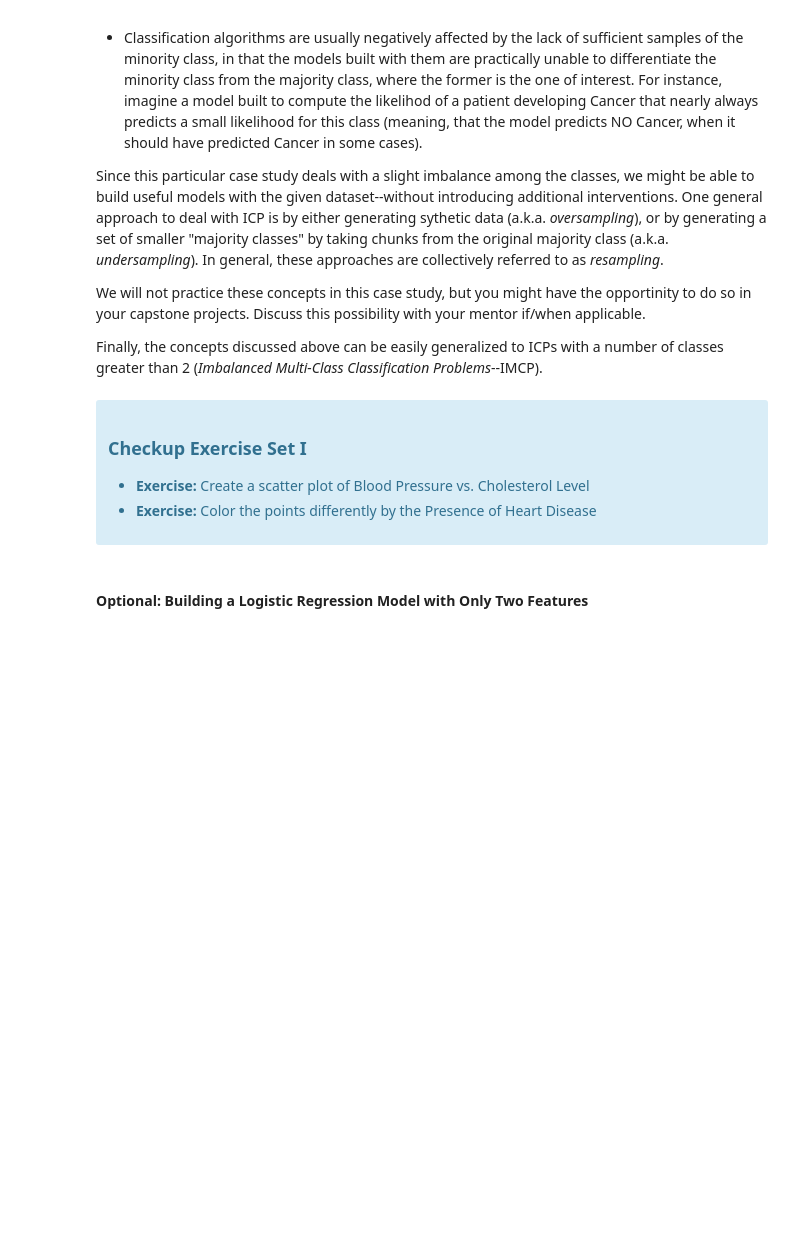
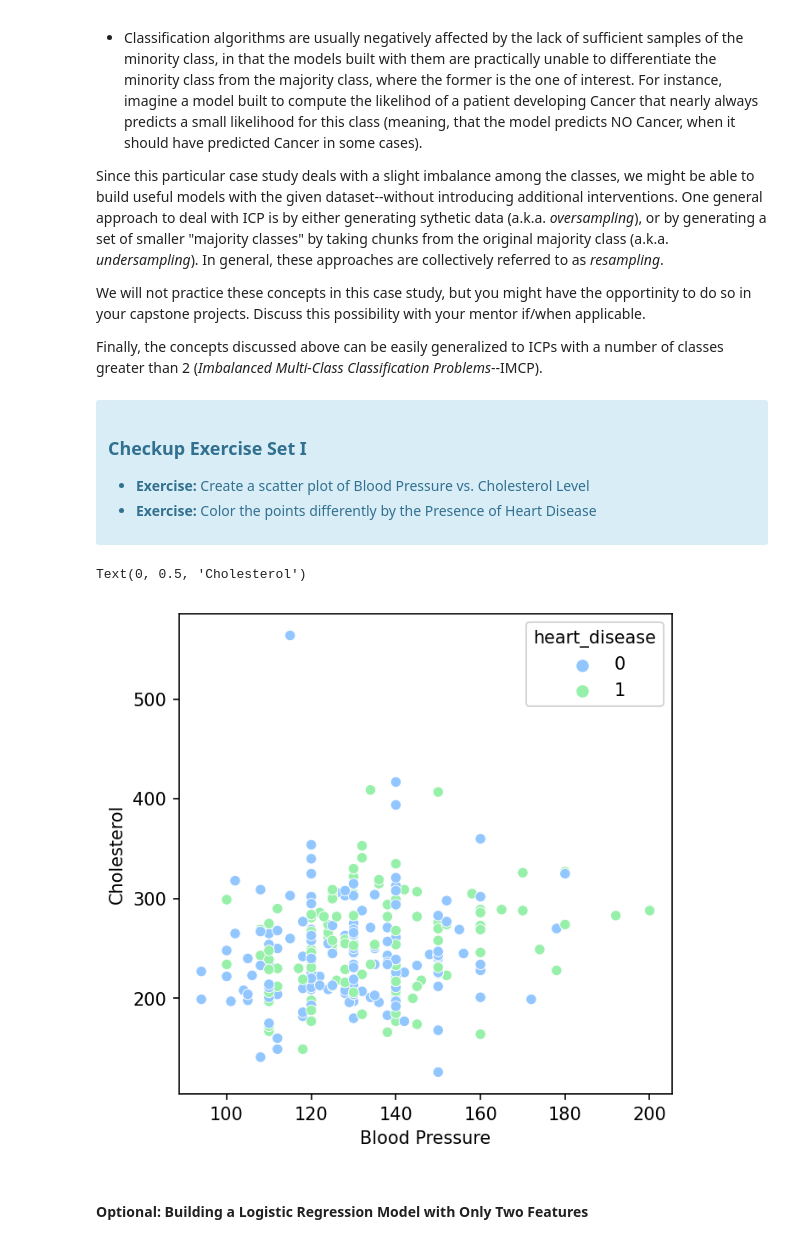
Before and after one commit to fancyfu4/SB-Data-Science, a Jupyter notebook: Logistic_Regression_Advanced_Case_Study/Logistic Regression Advanced Case Study.ipynb, the cells around one changed output. Drawn from its saved outputs; the diff is of its cells as text; code cells hidden in the pictures; blank space fills up the shorter version.

```diff
--- a/Logistic_Regression_Advanced_Case_Study/Logistic Regression Advanced Case Study.ipynb
+++ b/Logistic_Regression_Advanced_Case_Study/Logistic Regression Advanced Case Study.ipynb
@@ -523,12 +523,13 @@ Finally, the concepts discussed above can be easily generalized to ICPs with a n
 </ul>
 </div>
 # %%
-fig,ax=plt.subplots(1,1, figsize=(10,10))
-
-fix,ax=plt.subplots(1,1, figsize=(10,10))
-_=sns.scatterplot(x='Height',y='Weight',hue='Sex',alpha=.1, data=dflog)
-_.set_xlabel("Height")
-_.set_ylabel("Weight")
+fig,ax=plt.subplots(1,1, figsize=(5,5))
+_=sns.scatterplot(x='resting_BP_mm_Hg',y='cholesterol_mg_dl',hue='heart_disease', data=dflog)
+_.set_xlabel("Blood Pressure")
+_.set_ylabel("Cholesterol")
+# %% [output]
+Text(0, 0.5, 'Cholesterol')
+[figure, added]
 # %% [markdown]
 
 #### Optional: Building a Logistic Regression Model with Only Two Features
```
Also changed, not shown: parts of 3 cells of this notebook, 4 other files.
